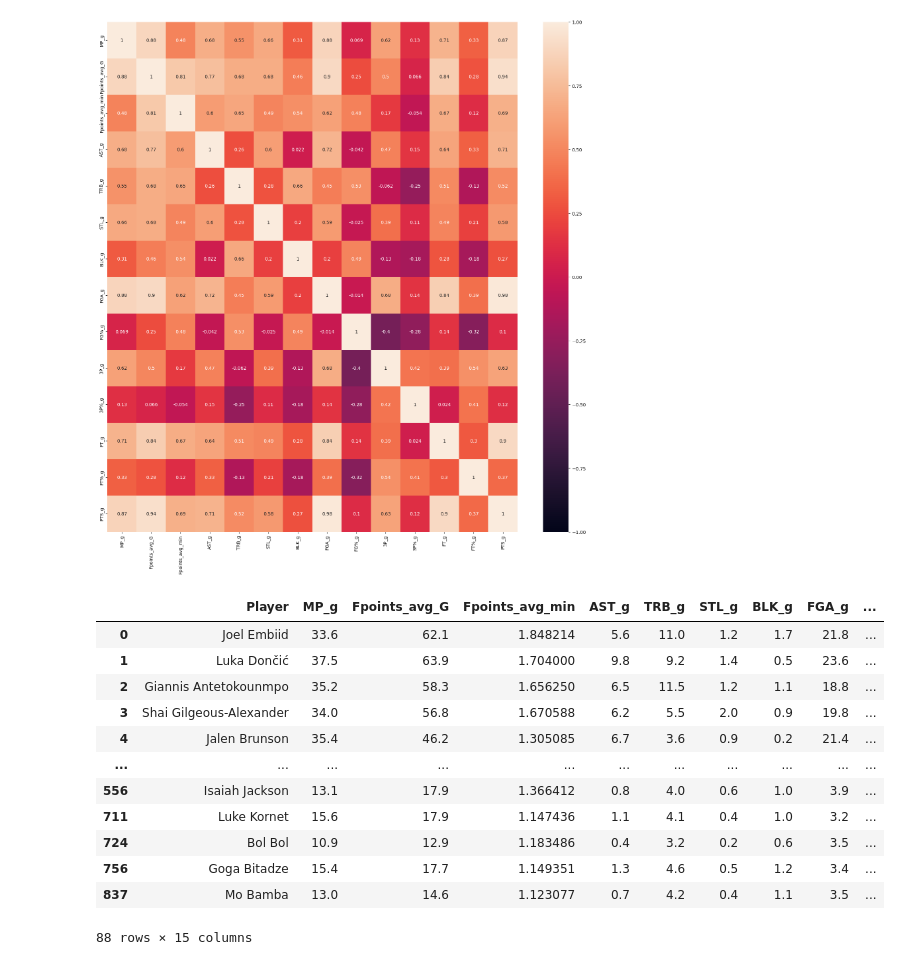
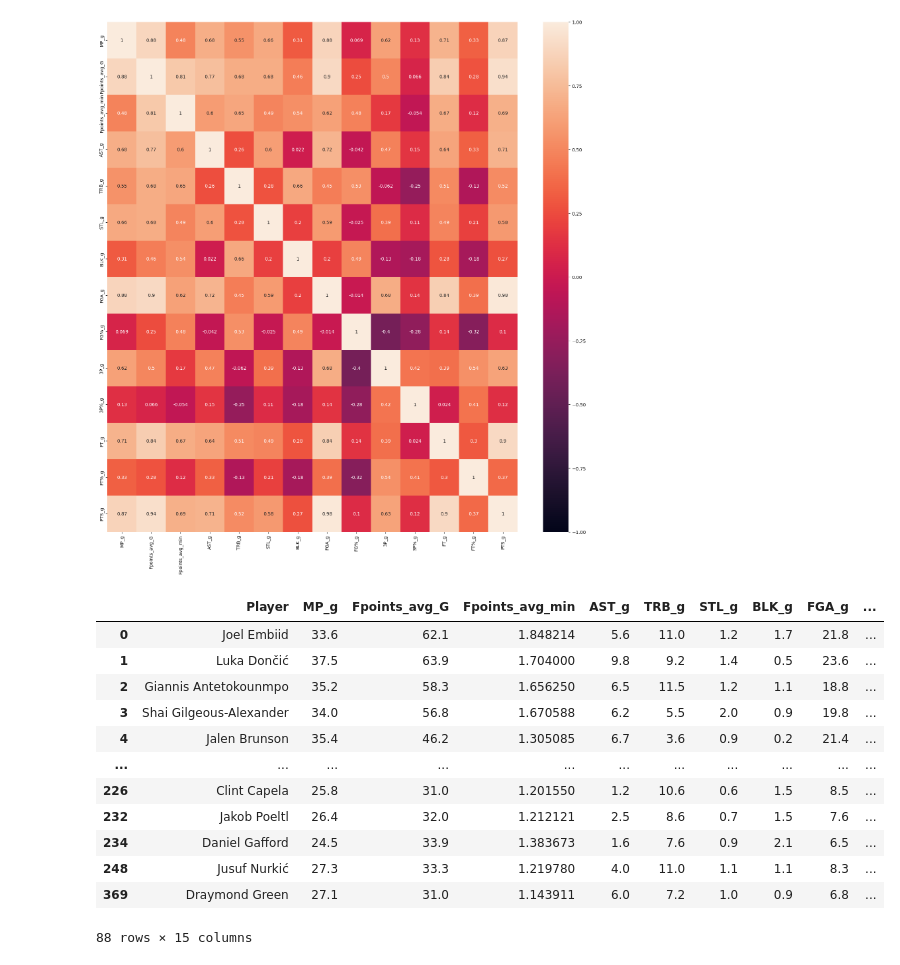
Before and after one commit to mcgillies/nbafantasy2024, a Jupyter notebook: base_stats_analysis.ipynb, the cells around one changed output. Saved outputs shown, nothing was run; the diff lists cells and outputs as text; code cells hidden in the pictures.

```diff
--- a/base_stats_analysis.ipynb
+++ b/base_stats_analysis.ipynb
@@ -73,21 +73,21 @@ sn.heatmap(base_fantasy.corr(), annot=True, vmin = -1, vmax = 1)
 [figure]
 # %%
 # Looking into the best 25% of fantasy producers:
-top_fantasy = base_fantasy[base_fantasy['Fpoints_avg_min'] > base_fantasy['Fpoints_avg_min'].quantile(0.75)]
+top_fantasy = base_fantasy[base_fantasy['Fpoints_avg_G'] > base_fantasy['Fpoints_avg_G'].quantile(0.75)]
 top_fantasy
 # %% [output]
 |  | Player | MP_g | Fpoints_avg_G | Fpoints_avg_min | AST_g | TRB_g | STL_g | BLK_g | FGA_g | ... |
 | 0 | Joel Embiid | 33.6 | 62.1 | 1.848214 | 5.6 | 11.0 | 1.2 | 1.7 | 21.8 | ... |
 | 1 | Luka Dončić | 37.5 | 63.9 | 1.704000 | 9.8 | 9.2 | 1.4 | 0.5 | 23.6 | ... |
 | 2 | Giannis Antetokounmpo | 35.2 | 58.3 | 1.656250 | 6.5 | 11.5 | 1.2 | 1.1 | 18.8 | ... |
 | 3 | Shai Gilgeous-Alexander | 34.0 | 56.8 | 1.670588 | 6.2 | 5.5 | 2.0 | 0.9 | 19.8 | ... |
 | 4 | Jalen Brunson | 35.4 | 46.2 | 1.305085 | 6.7 | 3.6 | 0.9 | 0.2 | 21.4 | ... |
 | ... | ... | ... | ... | ... | ... | ... | ... | ... | ... | ... |
-| 556 | Isaiah Jackson | 13.1 | 17.9 | 1.366412 | 0.8 | 4.0 | 0.6 | 1.0 | 3.9 | ... |
-| 711 | Luke Kornet | 15.6 | 17.9 | 1.147436 | 1.1 | 4.1 | 0.4 | 1.0 | 3.2 | ... |
-| 724 | Bol Bol | 10.9 | 12.9 | 1.183486 | 0.4 | 3.2 | 0.2 | 0.6 | 3.5 | ... |
-| 756 | Goga Bitadze | 15.4 | 17.7 | 1.149351 | 1.3 | 4.6 | 0.5 | 1.2 | 3.4 | ... |
-| 837 | Mo Bamba | 13.0 | 14.6 | 1.123077 | 0.7 | 4.2 | 0.4 | 1.1 | 3.5 | ... |
+| 226 | Clint Capela | 25.8 | 31.0 | 1.201550 | 1.2 | 10.6 | 0.6 | 1.5 | 8.5 | ... |
+| 232 | Jakob Poeltl | 26.4 | 32.0 | 1.212121 | 2.5 | 8.6 | 0.7 | 1.5 | 7.6 | ... |
+| 234 | Daniel Gafford | 24.5 | 33.9 | 1.383673 | 1.6 | 7.6 | 0.9 | 2.1 | 6.5 | ... |
+| 248 | Jusuf Nurkić | 27.3 | 33.3 | 1.219780 | 4.0 | 11.0 | 1.1 | 1.1 | 8.3 | ... |
+| 369 | Draymond Green | 27.1 | 31.0 | 1.143911 | 6.0 | 7.2 | 1.0 | 0.9 | 6.8 | ... |
 88 rows × 15 columns
 # %%
 plt.figure(figsize=(20,20))
```
Also changed, not shown: parts of 2 cells of this notebook, 1 other file.
